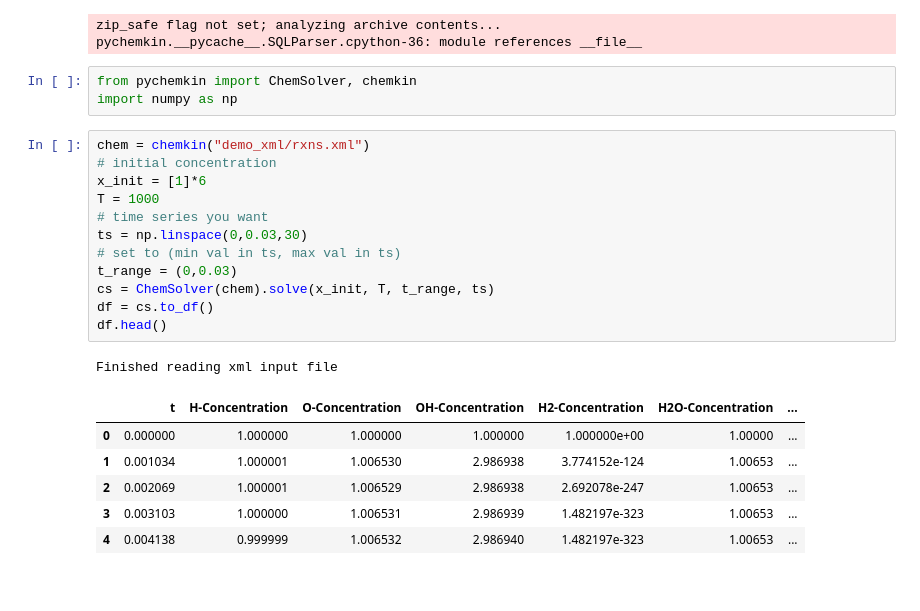
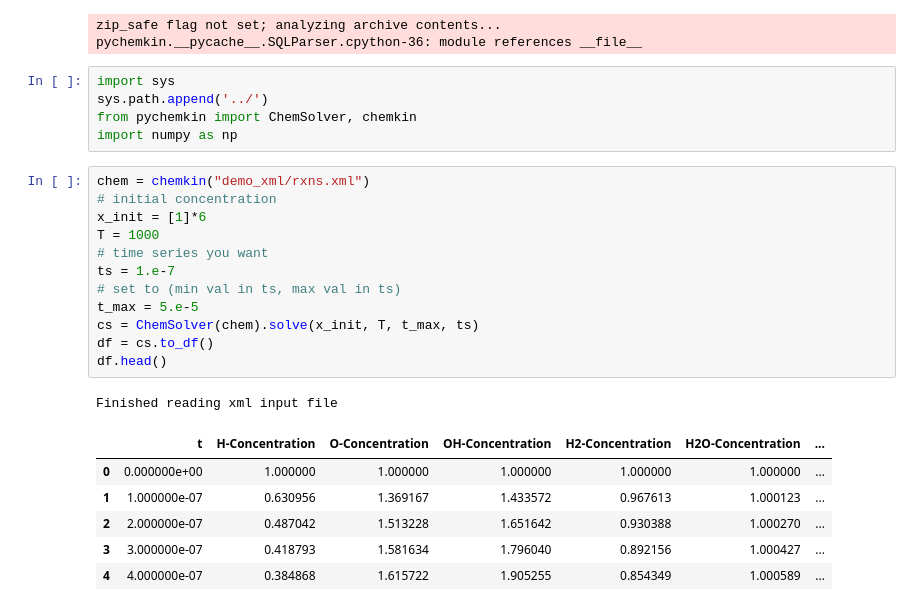
Before and after one commit to cs207group4/cs207-FinalProject, a Jupyter notebook: demo_notebook/demo_ODESolver.ipynb, the cells around one changed output. Cells and saved outputs as stored; diff of their text form.

```diff
--- a/demo_notebook/demo_ODESolver.ipynb
+++ b/demo_notebook/demo_ODESolver.ipynb
@@ -25,25 +25,27 @@ Finished processing dependencies for pychemkin==1.0.8
 zip_safe flag not set; analyzing archive contents...
 pychemkin.__pycache__.SQLParser.cpython-36: module references __file__
 # %%
+import sys
+sys.path.append('../')
 from pychemkin import ChemSolver, chemkin
 import numpy as np
 # %%
 chem = chemkin("demo_xml/rxns.xml")
 # initial concentration
 x_init = [1]*6
 T = 1000
 # time series you want
-ts = np.linspace(0,0.03,30)
+ts = 1.e-7
 # set to (min val in ts, max val in ts)
-t_range = (0,0.03)
-cs = ChemSolver(chem).solve(x_init, T, t_range, ts)
+t_max = 5.e-5
+cs = ChemSolver(chem).solve(x_init, T, t_max, ts)
 df = cs.to_df()
 df.head()
 # %% [output]
 Finished reading xml input file
 |  | t | H-Concentration | O-Concentration | OH-Concentration | H2-Concentration | H2O-Concentration | ... |
-| 0 | 0.000000 | 1.000000 | 1.000000 | 1.000000 | 1.000000e+00 | 1.00000 | ... |
-| 1 | 0.001034 | 1.000001 | 1.006530 | 2.986938 | 3.774152e-124 | 1.00653 | ... |
-| 2 | 0.002069 | 1.000001 | 1.006529 | 2.986938 | 2.692078e-247 | 1.00653 | ... |
-| 3 | 0.003103 | 1.000000 | 1.006531 | 2.986939 | 1.482197e-323 | 1.00653 | ... |
-| 4 | 0.004138 | 0.999999 | 1.006532 | 2.986940 | 1.482197e-323 | 1.00653 | ... |
+| 0 | 0.000000e+00 | 1.000000 | 1.000000 | 1.000000 | 1.000000 | 1.000000 | ... |
+| 1 | 1.000000e-07 | 0.630956 | 1.369167 | 1.433572 | 0.967613 | 1.000123 | ... |
+| 2 | 2.000000e-07 | 0.487042 | 1.513228 | 1.651642 | 0.930388 | 1.000270 | ... |
+| 3 | 3.000000e-07 | 0.418793 | 1.581634 | 1.796040 | 0.892156 | 1.000427 | ... |
+| 4 | 4.000000e-07 | 0.384868 | 1.615722 | 1.905255 | 0.854349 | 1.000589 | ... |
```
Also changed, not shown: parts of 3 cells of this notebook, 2 other files.
